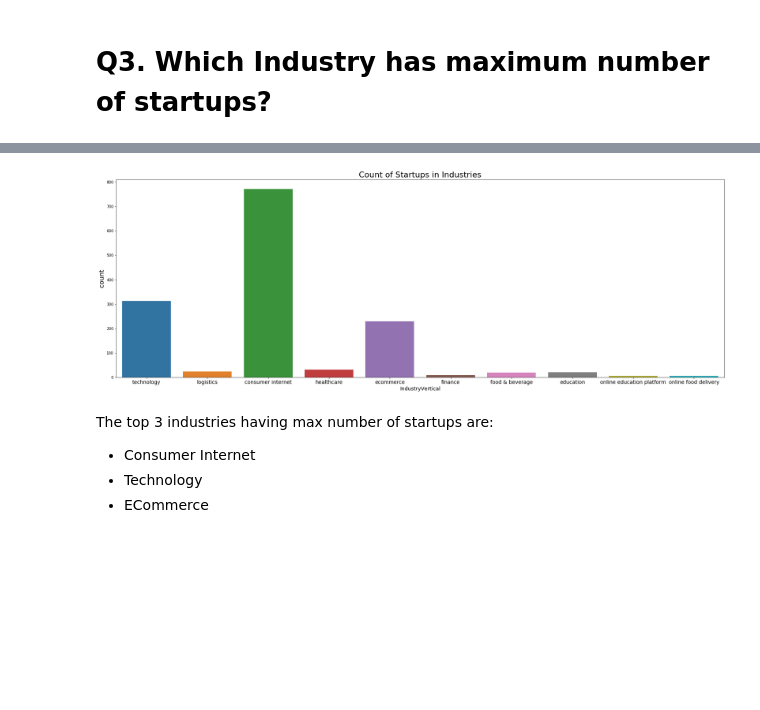
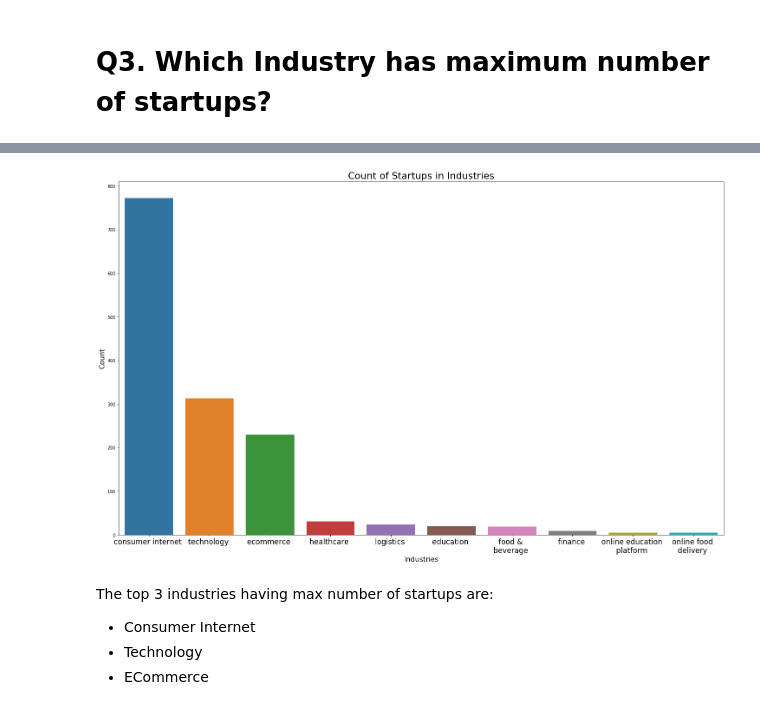
Before and after one commit to kunal-gohrani/Indian-Startup-Ecosystem-Analysis, a Jupyter notebook: Indian-Startup-Ecosystem-Analysis.ipynb, the cells around one changed output, grey strips where cells are left out. Cells and saved outputs as stored; diff of their text form; code cells hidden in the pictures; blank space fills up the shorter version.

```diff
--- a/Indian-Startup-Ecosystem-Analysis.ipynb
+++ b/Indian-Startup-Ecosystem-Analysis.ipynb
@@ -371,0 +358,5 @@ data['StartupName']=name
+# %%
+data['StartupName']=data['StartupName'].apply(lambda x: str(x).replace('ola cabs','ola'))
+data['StartupName']=data['StartupName'].apply(lambda x: str(x).replace('olacabs','ola'))
+data['StartupName']=data['StartupName'].apply(lambda x: str(x).replace('flipkart.com','flipkart'))
+data['StartupName']=data['StartupName'].apply(lambda x: str(x).replace('paytm marketplace','paytm'))
@@ -372,5 +367,23 @@ data['StartupName']=name
 # %% [markdown]
 # Exploring the Data
+# %%
+# This method allows us to make the ticks showed in x-axis more readable by inserting newlines, We can pass in
+# a series and it returns a formatted index series
+def ticks_display_cleaner(series):
+    putSpace=True
+    index=list(series.index)
+    values=list(series.values)
+    for i in range(len(index)):
+        c=index[i].strip().split(' ')
+        if len(c)>2:
+            c.insert(2,'\n')
+        if len(c)>5:
+            c.insert(5,'\n')
+        for j in range(len(c)):
+            if c[j]!='\n':
+                c[j]=c[j]+' '
+        index[i]=''.join(c)
+    return pd.Series(values,index=index)
 # %% [markdown]
 # Q1. Top 20 Startups on the basis of funds acquired
 # %%
@@ -429,5 +442,7 @@ data[data['AmountInUSD']==16000]
 # Q3. Which Industry has maximum number of startups?
 # %%
 df=data[data['IndustryVertical']!='others']
-df['IndustryVertical'].value_counts().sort_values(ascending=False).head(8)
+top_10_industries=df['IndustryVertical'].value_counts().sort_values(ascending=False).head(10)
+print(top_10_industries)
+top_10_industries=ticks_display_cleaner(top_10_industries)
 # %% [output]
@@ -442,17 +459,14 @@ finance                9
 Name: IndustryVertical, dtype: int64
-# %%
-mask=df.groupby('IndustryVertical')['StartupName'].count().sort_values(ascending=False).head(10).index.tolist()
-top_10_industries=data[data['IndustryVertical'].isin(mask)]
 # %%
-plt.figure(figsize=(30,10))
-plt.xlabel('Industries',fontsize=14)
-plt.xticks(fontsize=14)
-plt.ylabel('Count of startups in particular Industry',fontsize=18)
+plt.figure(figsize=(25,15))
+plt.xlabel('Industries',fontsize=16)
+plt.ylabel('Count',fontsize=16)
 plt.title('Count of Startups in Industries',fontsize=22)
-sns.countplot(x='IndustryVertical',data=top_10_industries)
+plt.xticks(fontsize=17)
+sns.barplot(top_10_industries.index,top_10_industries.values)
 plt.savefig('Industries.png',dpi=300)
 # %% [output]
-[figure, old version]
+[figure, new version]
 # %% [markdown]
 The top 3 industries having max number of startups are:
 - Consumer Internet
```
Also changed, not shown: parts of 27 cells of this notebook, 2 other files.
